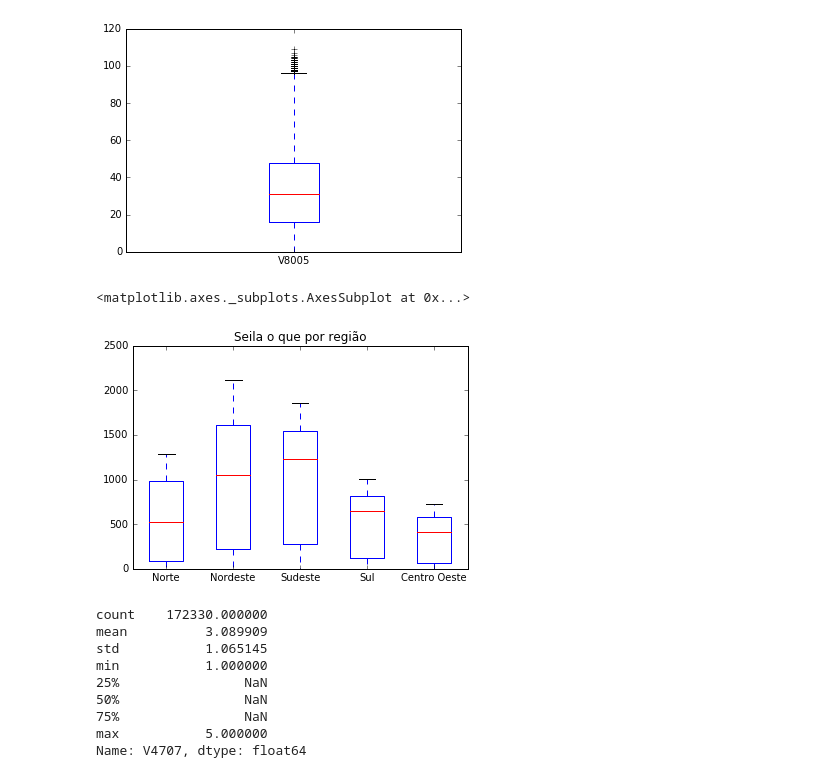
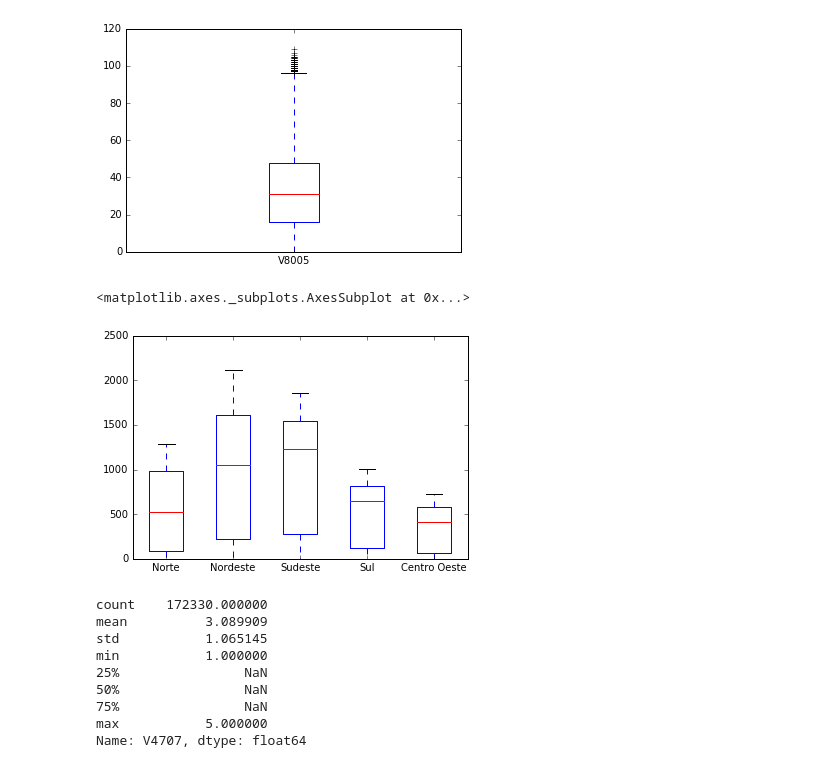
Before and after one commit to felipesmn/CD, a Jupyter notebook: Aula2/Victor Hugo e Felipe Scandiuzzi - Turma C.ipynb, the cells around one changed output. Drawn from its saved outputs; the diff is of its cells as text; code cells hidden in the pictures.

```diff
--- a/Aula2/Victor Hugo e Felipe Scandiuzzi - Turma C.ipynb
+++ b/Aula2/Victor Hugo e Felipe Scandiuzzi - Turma C.ipynb
@@ -382,11 +393,11 @@ dados["V8005"].plot(kind='box')
 # %%
 tabela = pd.crosstab(dados["V8005"], dados["UF"])#.describe()
 #tabela
 
-tabela.plot(kind='box', title = "Seila o que por região")
+tabela.plot(kind='box')
 # %% [output]
 <matplotlib.axes._subplots.AxesSubplot at 0x...>
-[figure, old version]
+[figure, new version]
 # %%
 dados["V4707"].describe()
 # %% [output]
```
Also changed, not shown: parts of 4 cells of this notebook.
